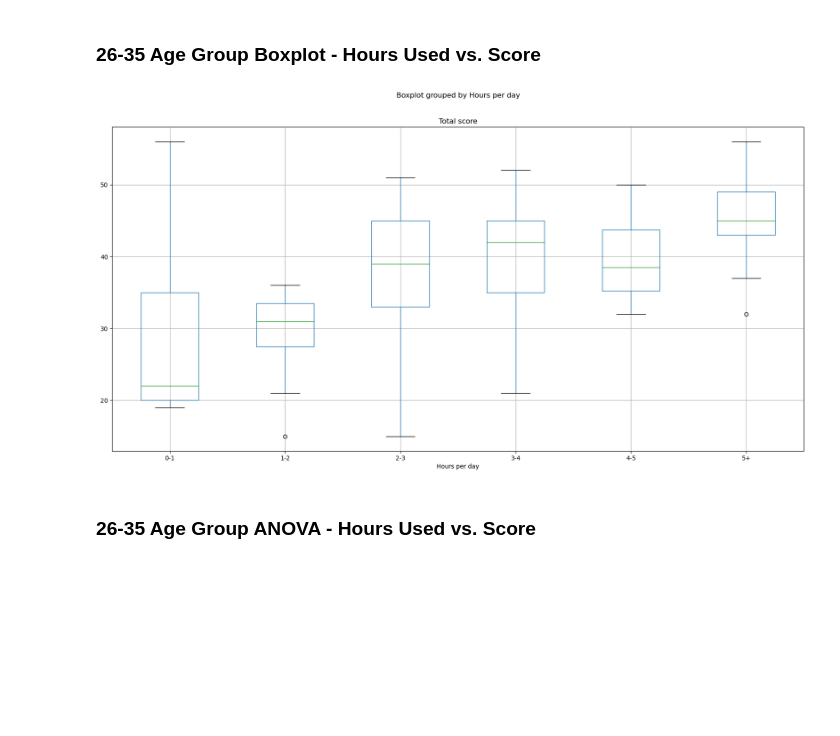
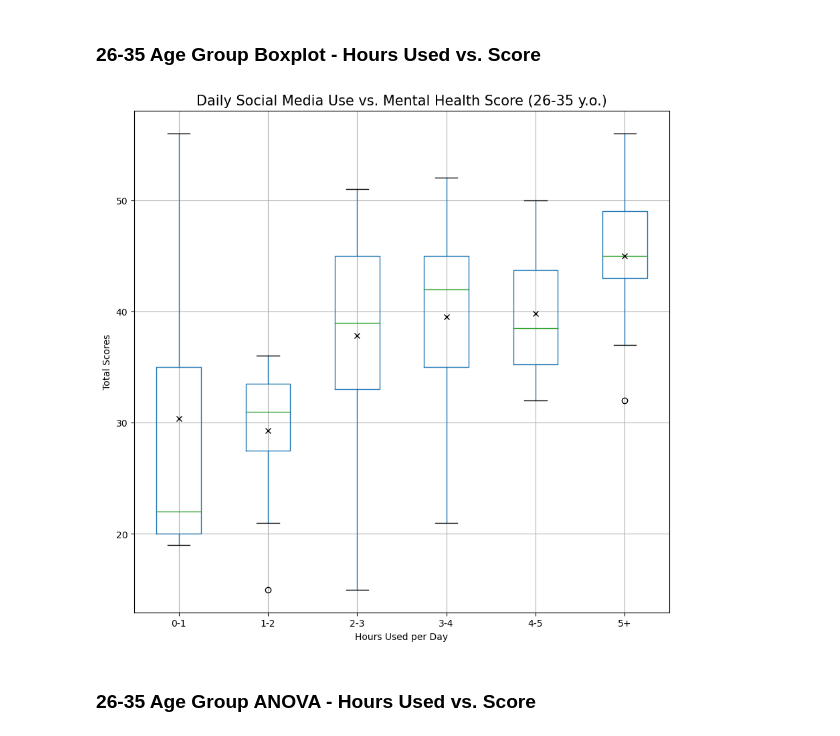
Before and after one commit to DominicT1995/EDA-Social-Media-Mental-Health, a Jupyter notebook: Project_Mental_Health/mental_health_Dominic.ipynb, the cells around one changed output. Saved outputs shown, nothing was run; the diff lists cells and outputs as text; code cells hidden in the pictures; blank space fills up the shorter version.

```diff
--- a/Project_Mental_Health/mental_health_Dominic.ipynb
+++ b/Project_Mental_Health/mental_health_Dominic.ipynb
@@ -276,12 +509,21 @@ F_onewayResult(statistic=9.400670182859933, pvalue=2.3759313125091938e-08)
 # %% [markdown]
 ### 26-35 Age Group Boxplot - Hours Used vs. Score
 # %%
-thirties_df = age_group_df.loc[age_group_df["Age groups"] == "26-35"]
+# Create a boxplot of hours social media used vs. total mental health score for ages 26-35
+thirties_df = survey_df.loc[survey_df["Age groups"] == "26-35"]
 
-thirties_df.boxplot("Total score", by="Hours per day", figsize=(20,10))
+fig3 = thirties_df.boxplot("Total score", by="Hours per day", figsize=(10,10), showmeans=True,
+                  meanprops={"marker":"x", "markeredgecolor":"black"})
+
+fig3.get_figure().suptitle("")
+fig3.set_title("Daily Social Media Use vs. Mental Health Score (26-35 y.o.)", size=15)
+fig3.set_xlabel("Hours Used per Day")
+fig3.set_ylabel("Total Scores")
+
+plt.savefig("../Data_output/hours_used_vs_mhs_26-35_boxplot.png")
 plt.show()
 # %% [output]
-[figure, old version]
+[figure, new version]
 # %% [markdown]
 ### 26-35 Age Group ANOVA - Hours Used vs. Score
 # %%
```
Also changed, not shown: parts of 40 cells of this notebook, 13 other files.
